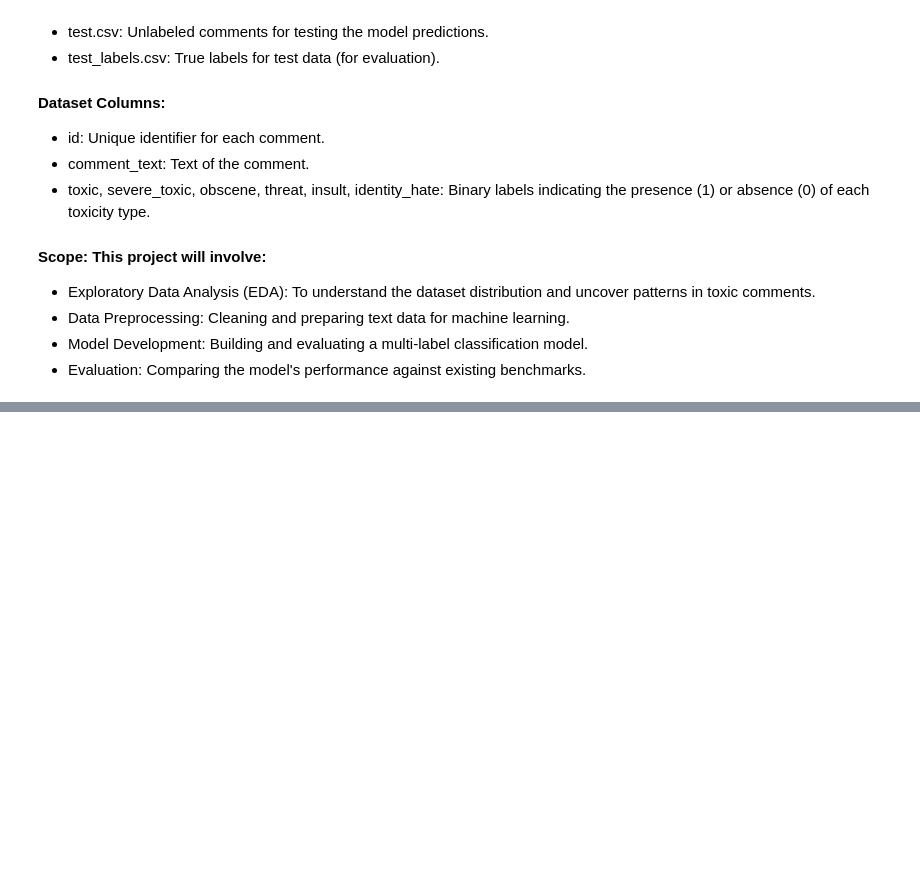
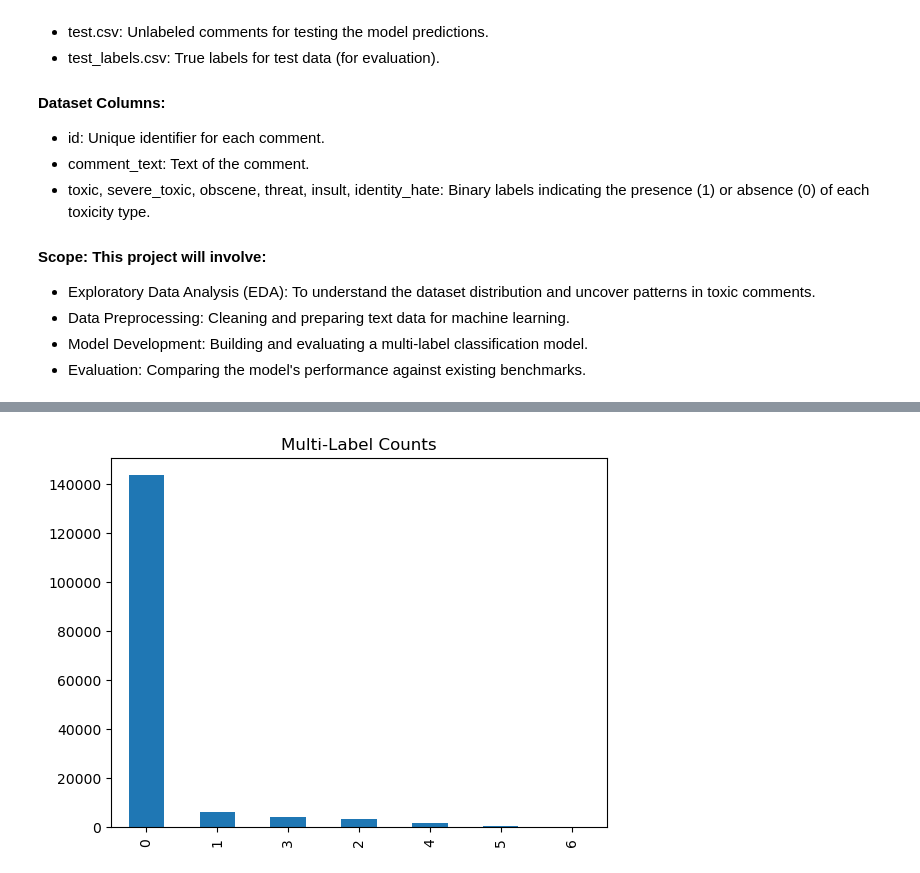
Before and after one commit to AmeyawAhmedSadat/Toxic_comment, a Jupyter notebook: Main_toxic_comment.ipynb, the cells around one changed output, grey strips where cells are left out. Cells and saved outputs as stored; diff of their text form; code cells hidden in the pictures; blank space fills up the shorter version.

```diff
--- a/Main_toxic_comment.ipynb
+++ b/Main_toxic_comment.ipynb
@@ -128,0 +271,6 @@ test_labels.head()
+# %%
+%time
+# Count number of each category of comment (Assuming you have label columns such as 'toxic', 'severe_toxic', etc.)
+label_columns = ['toxic', 'severe_toxic', 'obscene', 'threat', 'insult', 'identity_hate']  # Adjust column names based on your dataset
+category_count = {col: train_data[col].sum() for col in label_columns}
+print(category_count)
@@ -128,0 +281,8 @@ test_labels.head()
+# %%
+%time
+# Multi-label comment analysis
+train_data['Multi_label_comment'] = train_data[label_columns].sum(axis=1)
+print(f"Multi-label comments: {(train_data['Multi_label_comment'] > 1).sum()}")
+train_data['Multi_label_comment'].value_counts().plot(kind='bar', title="Multi-Label Counts")
+plt.show()
+# %% [output]
@@ -128,0 +292 @@ test_labels.head()
+[figure, added]
```
Also changed, not shown: parts of 27 cells of this notebook, 1 other file.
